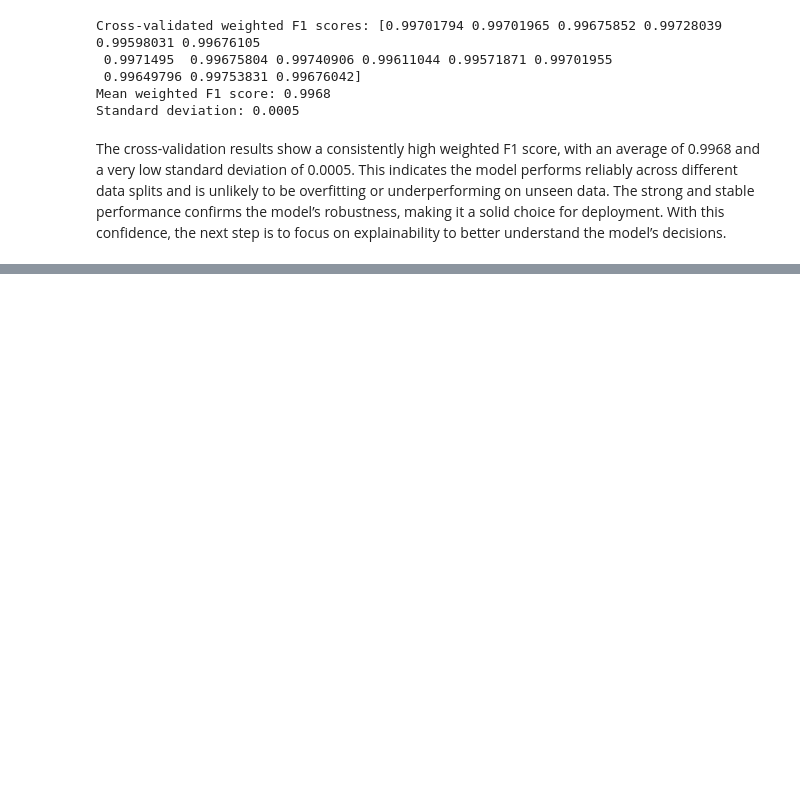
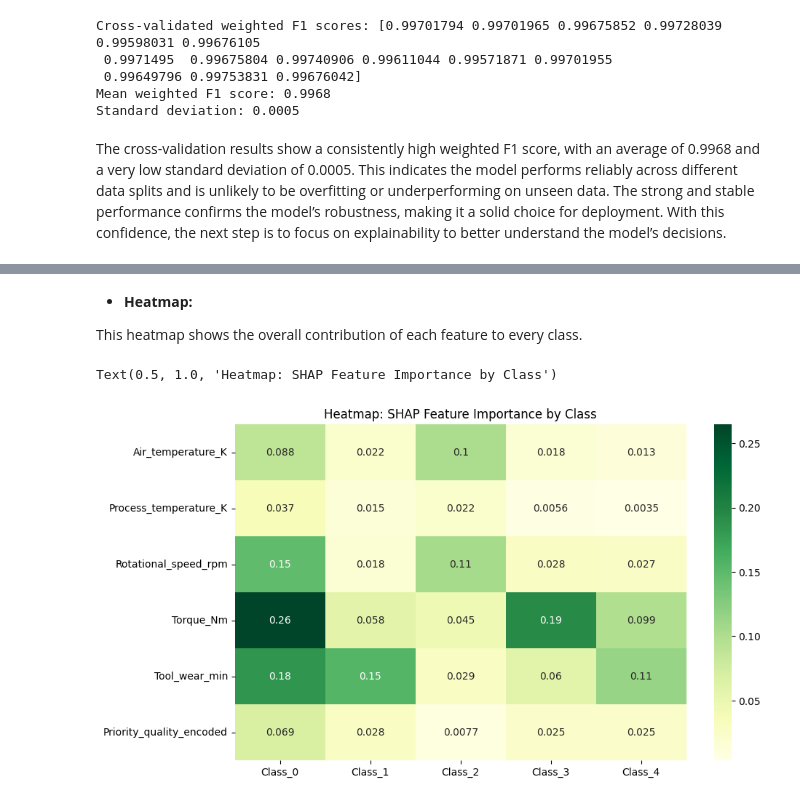
Before and after one commit to herrerovir/Predictive-maintenance-industrial-machinery, a Jupyter notebook: notebooks/Predictive-maintenance-of-industrial-machinery.ipynb, the cells around one changed output, grey strips where cells are left out. Drawn from its saved outputs; the diff is of its cells as text; code cells hidden in the pictures; blank space fills up the shorter version.

```diff
--- a/notebooks/Predictive-maintenance-of-industrial-machinery.ipynb
+++ b/notebooks/Predictive-maintenance-of-industrial-machinery.ipynb
@@ -1141,0 +1262,12 @@ As previously mentioned, although the current model performs well, it can be fur
+# %% [markdown]
+- **Heatmap:**
+
+This heatmap shows the overall contribution of each feature to every class.
+# %%
+# Plot heatmap
+plt.figure(figsize = (10, 6))
+sns.heatmap(shap_feature_importance_df, annot = True, cmap = "YlGn")
+plt.title("Heatmap: SHAP Feature Importance by Class")
+# %% [output]
+Text(0.5, 1.0, 'Heatmap: SHAP Feature Importance by Class')
+[figure, added]
```
Also changed, not shown: parts of 61 cells of this notebook.
